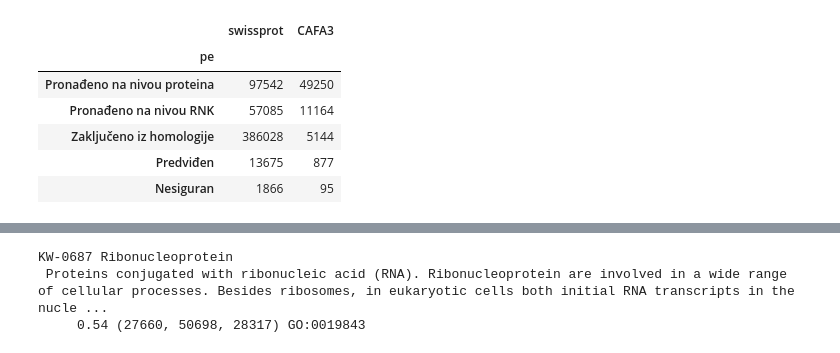
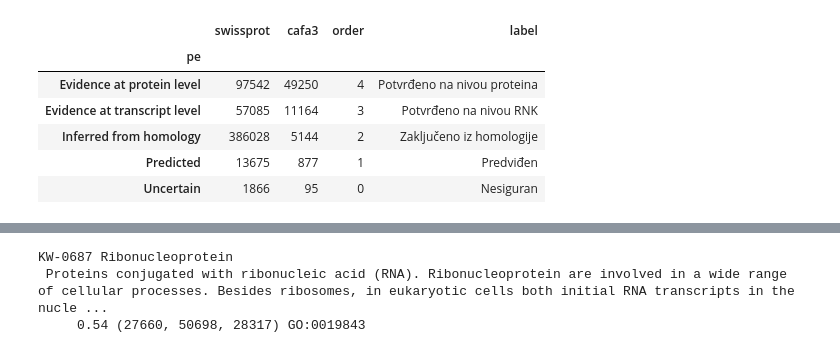
Before and after one commit to gvinterhalter/MASTER2, a Jupyter notebook: analiza_swissprot.ipynb, the cells around one changed output, grey strips where cells are left out. Drawn from its saved outputs; the diff is of its cells as text; code cells hidden in the pictures.

```diff
--- a/analiza_swissprot.ipynb
+++ b/analiza_swissprot.ipynb
@@ -21,21 +37,28 @@ ax = prot_count.query(""" n_org>1000 or n_cafa>50  """).plot(kind='barh', figsiz
 # %%
 pe_count = sql("""
-select org.pe, n_org, n_cafa from
+select org.pe, n_org as swissprot, n_cafa as CAFA3 from
 (select pe, count(*) n_org from swissprot group by pe) as org left join
 (select pe, count(*) n_cafa from cafa_swissprot group by pe) as cafa
   on org.pe=cafa.pe
---order by n_org
 """)
 
-pe =  [tuple(x) for x in (pe_count.iloc[4], pe_count.iloc[2], pe_count.iloc[3], pe_count.iloc[0], pe_count.iloc[1]) ]
-labels = ['Pronađeno na nivou proteina','Pronađeno na nivou RNK','Zaključeno iz homologije','Predviđen','Nesiguran' ]
-pe_df = pd.DataFrame(list(zip(labels, pe_org, pe_cafa)), columns=["pe", 'swissprot', 'CAFA3']).set_index('pe')
-pe_df
+pe2number = {
+    "Uncertain": 0,
+    "Predicted": 1,
+    "Inferred from homology": 2,
+    "Evidence at transcript level": 3,
+    "Evidence at protein level": 4,
+}
+
+pe_count['order'] = [pe2number[x] for x in pe_count.index]
+pe_count.sort_values('order', inplace=True, ascending=False)
+pe_count['label'] = ['Potvrđeno na nivou proteina','Potvrđeno na nivou RNK','Zaključeno iz homologije','Predviđen','Nesiguran' ]
+pe_count
 # %% [output]
-|  | swissprot | CAFA3 |
-| pe |  |  |
-| Pronađeno na nivou proteina | 97542 | 49250 |
-| Pronađeno na nivou RNK | 57085 | 11164 |
-| Zaključeno iz homologije | 386028 | 5144 |
-| Predviđen | 13675 | 877 |
-| Nesiguran | 1866 | 95 |
+|  | swissprot | cafa3 | order | label |
+| pe |  |  |  |  |
+| Evidence at protein level | 97542 | 49250 | 4 | Potvrđeno na nivou proteina |
+| Evidence at transcript level | 57085 | 11164 | 3 | Potvrđeno na nivou RNK |
+| Inferred from homology | 386028 | 5144 | 2 | Zaključeno iz homologije |
+| Predicted | 13675 | 877 | 1 | Predviđen |
+| Uncertain | 1866 | 95 | 0 | Nesiguran |
```
Also changed, not shown: parts of 6 cells of this notebook, 55 other files.
